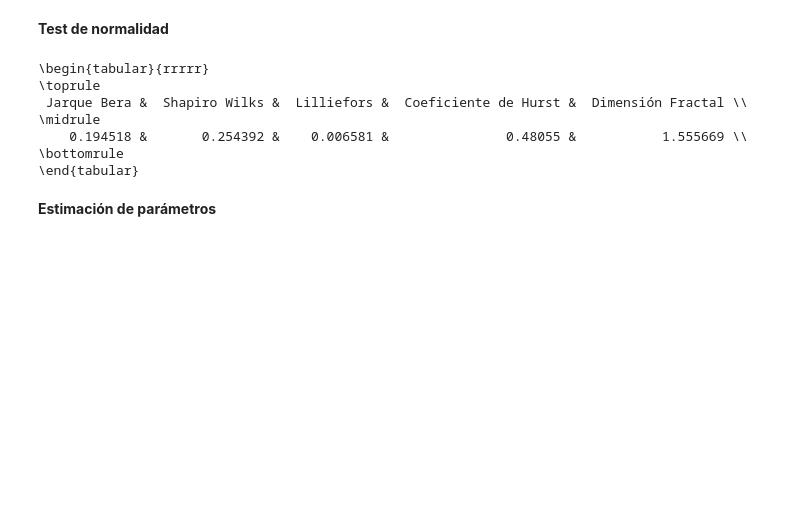
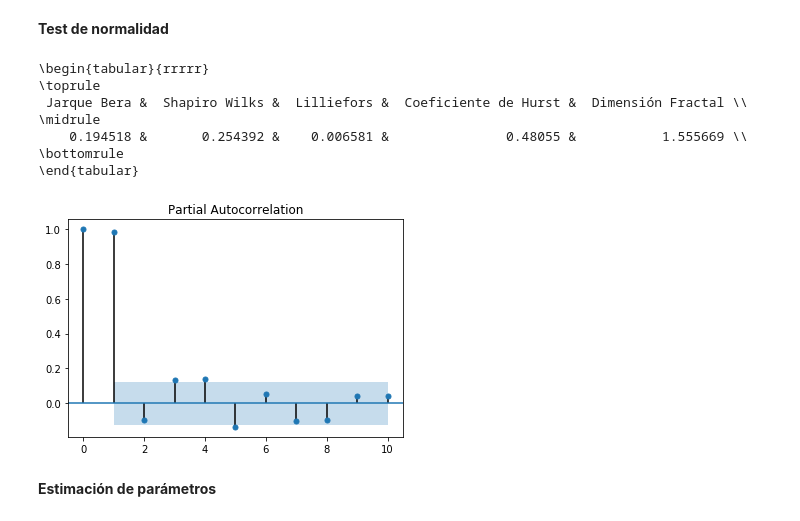
Before and after one commit to CamiVasz/Procesos-Estocasticos-2, a Jupyter notebook: Estimacion de parametros/Proyecto.ipynb, the cells around one changed output. Saved outputs shown, nothing was run; the diff lists cells and outputs as text; code cells hidden in the pictures; blank space fills up the shorter version.

```diff
--- a/Estimacion de parametros/Proyecto.ipynb
+++ b/Estimacion de parametros/Proyecto.ipynb
@@ -174,6 +174,12 @@ print(df.to_latex(index=False))
     0.194518 &       0.254392 &    0.006581 &               0.48055 &           1.555669 \\
 \bottomrule
 \end{tabular}
+# %%
+from statsmodels.graphics.tsaplots import plot_pacf
+plot_pacf(X,lags=10)
+plt.show()
+# %% [output]
+[figure, added]
 # %% [markdown]
 **Estimación de parámetros**
 # %%
```
Also changed, not shown: parts of 17 cells of this notebook, 3 other files.
